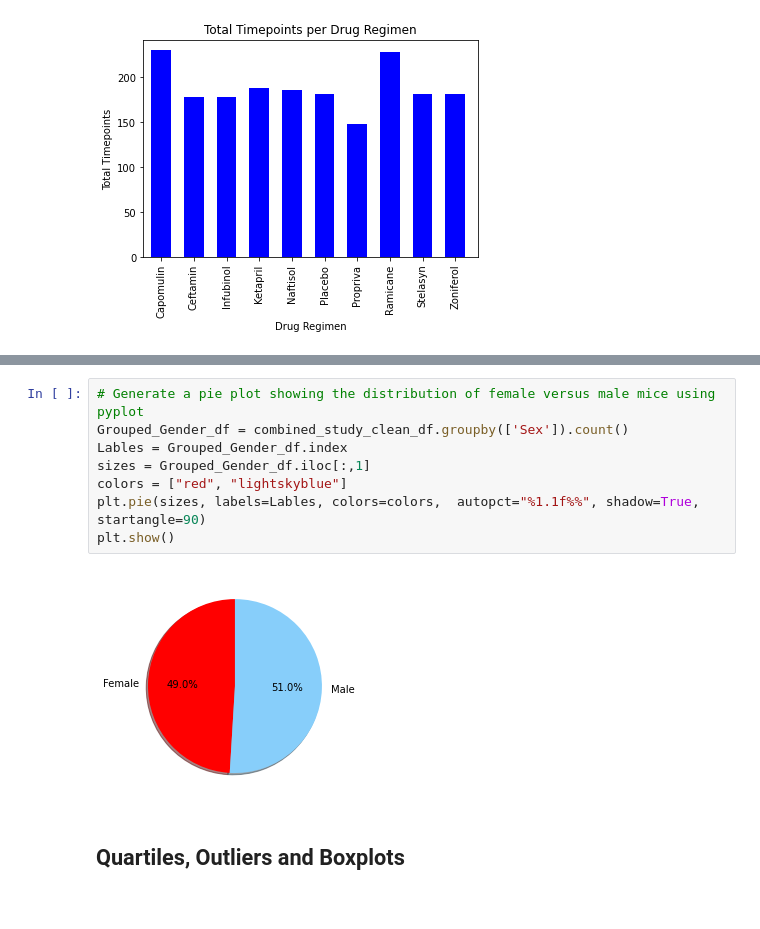
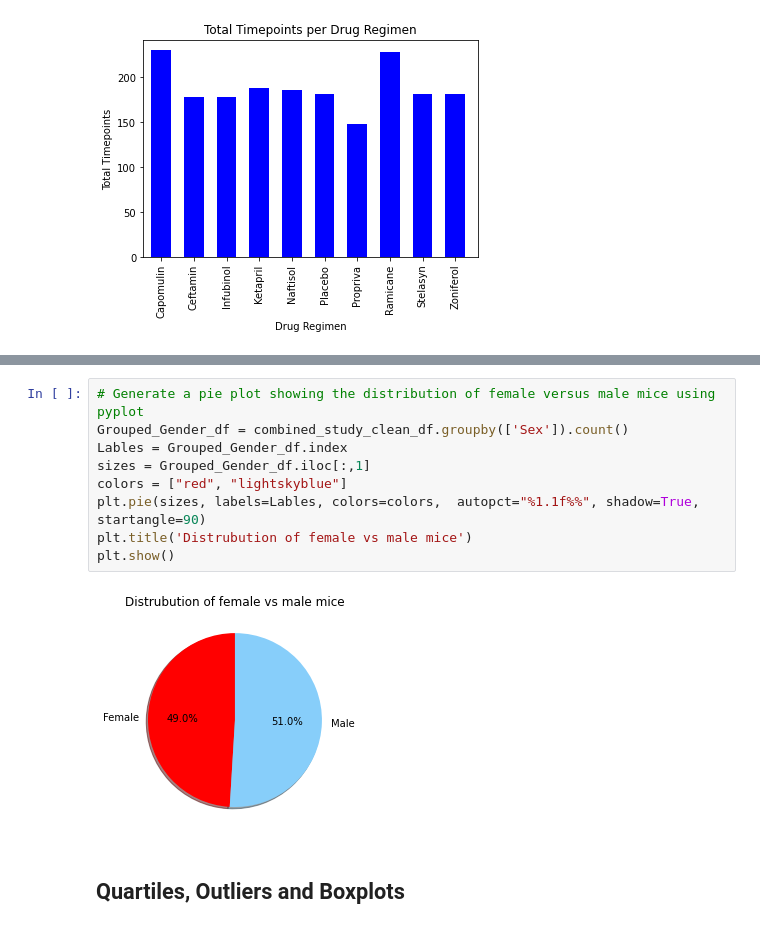
Before and after one commit to jillpeloquin13/Matplotlib, a Jupyter notebook: Pymaceuticals_main.ipynb, the cells around one changed output, grey strips where cells are left out. Cells and saved outputs as stored; diff of their text form.

```diff
--- a/Pymaceuticals_main.ipynb
+++ b/Pymaceuticals_main.ipynb
@@ -202,13 +201,14 @@ combined_study_clean_df.groupby(['Sex']).count().plot(kind='pie', y='Mouse ID',
 # %%
 # Generate a pie plot showing the distribution of female versus male mice using pyplot
 Grouped_Gender_df = combined_study_clean_df.groupby(['Sex']).count()
 Lables = Grouped_Gender_df.index
 sizes = Grouped_Gender_df.iloc[:,1]
 colors = ["red", "lightskyblue"]
 plt.pie(sizes, labels=Lables, colors=colors,  autopct="%1.1f%%", shadow=True, startangle=90)
+plt.title('Distrubution of female vs male mice')
 plt.show()
 # %% [output]
-[figure, old version]
+[figure, new version]
 # %% [markdown]
 ## Quartiles, Outliers and Boxplots
 # %%
```
Also changed, not shown: parts of 7 cells of this notebook.
